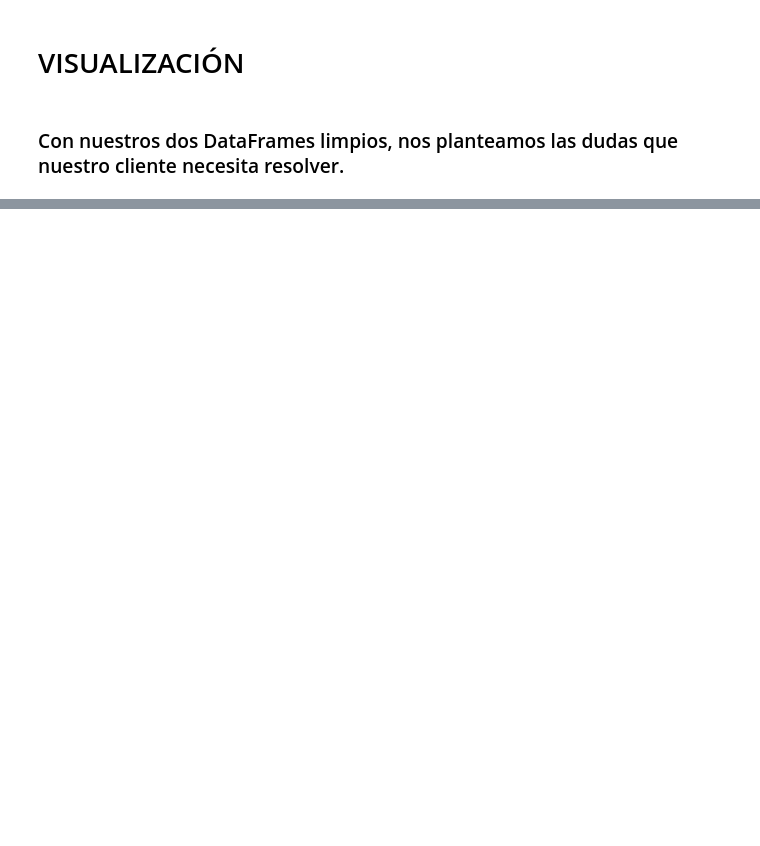
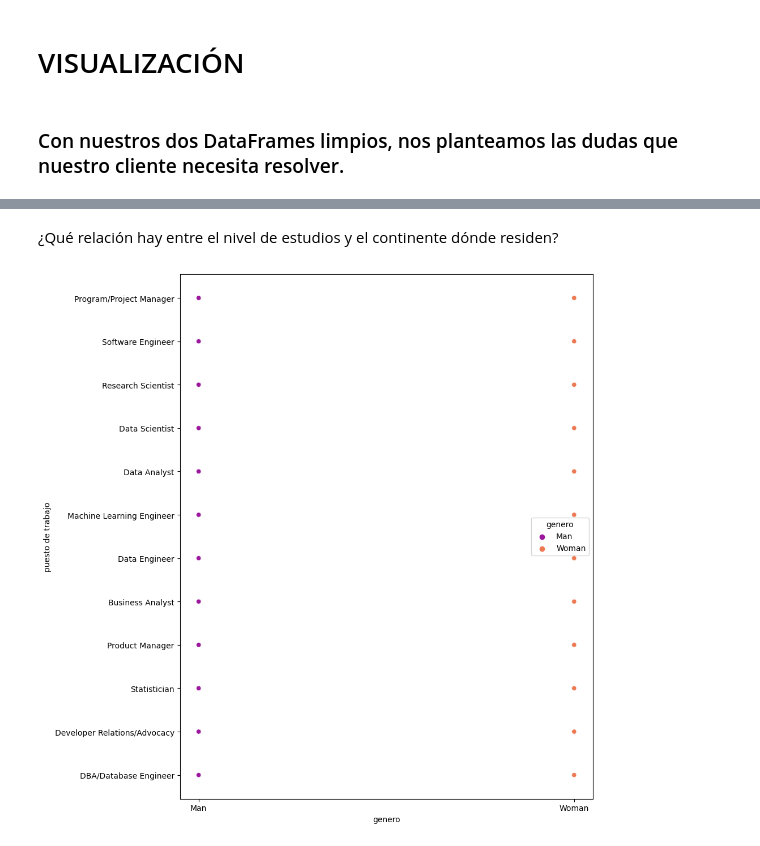
Before and after one commit to silviagordon/EDA-Visualizacion, a Jupyter notebook: Notebooks/Visualización.ipynb, the cells around one changed output, grey strips where cells are left out. Drawn from its saved outputs; the diff is of its cells as text; code cells hidden in the pictures; blank space fills up the shorter version.

```diff
--- a/Notebooks/Visualización.ipynb
+++ b/Notebooks/Visualización.ipynb
@@ -31,0 +89,11 @@ df_tecnico.head()
+# %% [markdown]
+¿Qué relación hay entre el nivel de estudios y el continente dónde residen?
+# %%
+plt.figure(figsize=(10,10))
+
+fig = sns.scatterplot(x = df_social["genero"], y= df_social["puesto de trabajo"],  hue = df_social["genero"], palette = 'plasma')
+plt.tight_layout()
+
+plt.show()
+# %% [output]
+[figure, added]
```
Also changed, not shown: parts of 15 cells of this notebook.
